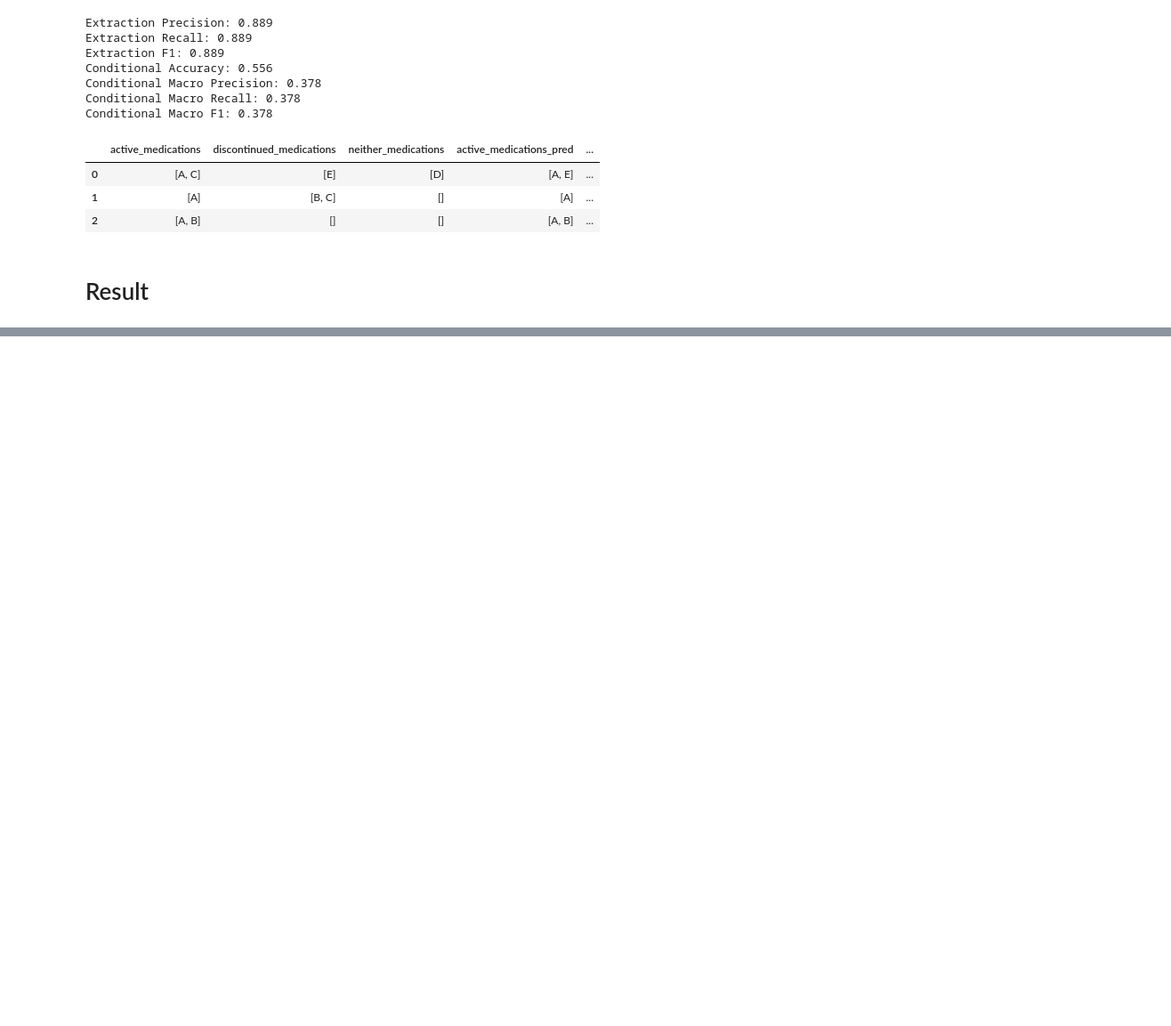
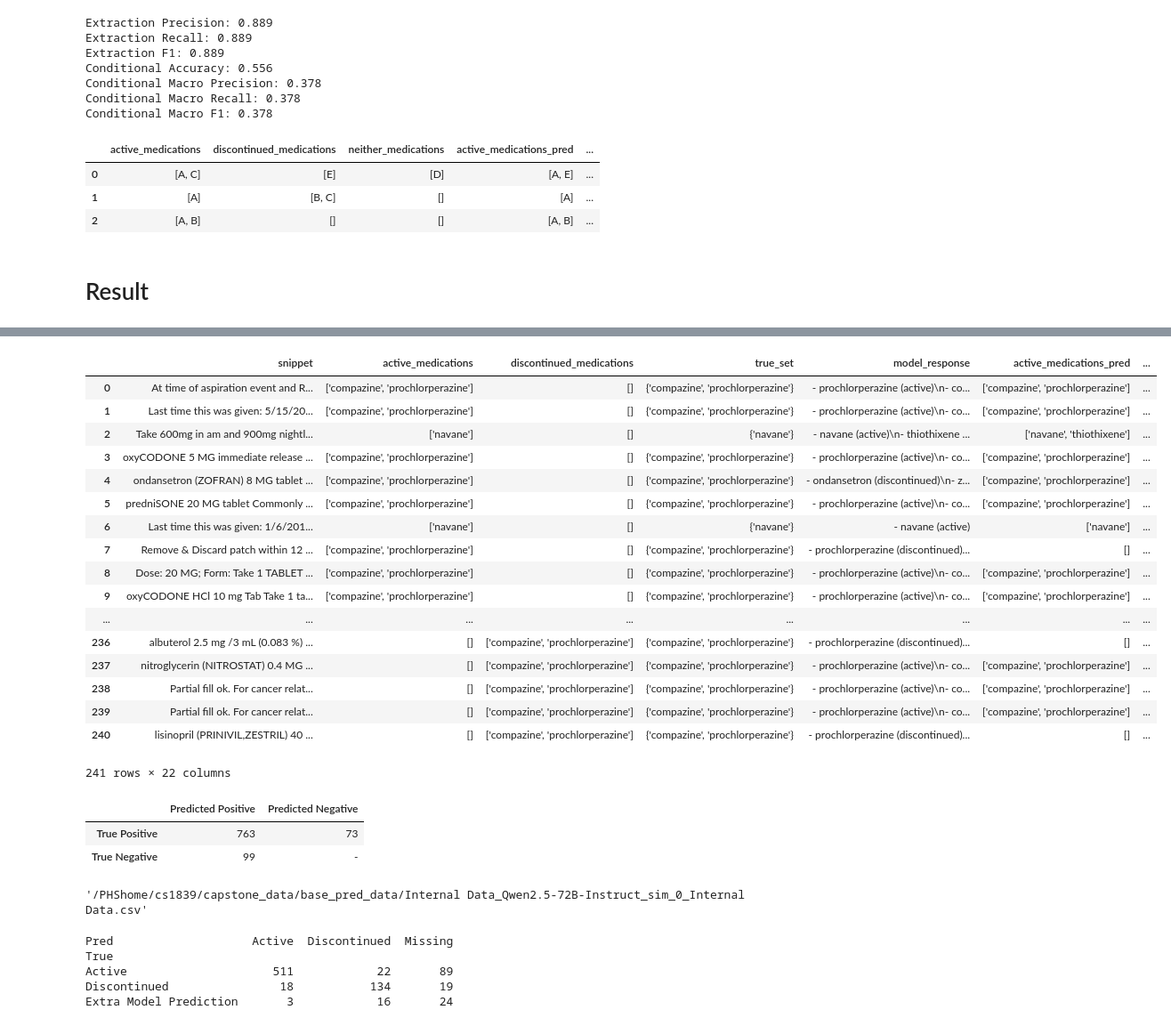
Before and after one commit to shaochon/HDS-BWH_Capstone, a Jupyter notebook: baseline_script_segment_test.ipynb, the cells around one changed output, grey strips where cells are left out. Shown at 89% size. Drawn from its saved outputs; the diff is of its cells as text; code cells hidden in the pictures; blank space fills up the shorter version.

```diff
--- a/baseline_script_segment_test.ipynb
+++ b/baseline_script_segment_test.ipynb
@@ -513,0 +700,39 @@ final_result.sort_values(
+# %%
+pd.read_csv(file_path.format('Internal Data',model,'Internal Data'))
+# %% [output]
+|  | snippet | active_medications | discontinued_medications | true_set | model_response | active_medications_pred | ... |
+| 0 | At time of aspiration event and R... | ['compazine', 'prochlorperazine'] | [] | {'compazine', 'prochlorperazine'} | - prochlorperazine (active)\n- co... | ['compazine', 'prochlorperazine'] | ... |
+| 1 | Last time this was given: 5/15/20... | ['compazine', 'prochlorperazine'] | [] | {'compazine', 'prochlorperazine'} | - prochlorperazine (active)\n- co... | ['compazine', 'prochlorperazine'] | ... |
+| 2 | Take 600mg in am and 900mg nightl... | ['navane'] | [] | {'navane'} | - navane (active)\n- thiothixene ... | ['navane', 'thiothixene'] | ... |
+| 3 | oxyCODONE 5 MG immediate release ... | ['compazine', 'prochlorperazine'] | [] | {'compazine', 'prochlorperazine'} | - prochlorperazine (active)\n- co... | ['compazine', 'prochlorperazine'] | ... |
+| 4 | ondansetron (ZOFRAN) 8 MG tablet ... | ['compazine', 'prochlorperazine'] | [] | {'compazine', 'prochlorperazine'} | - ondansetron (discontinued)\n- z... | ['compazine', 'prochlorperazine'] | ... |
+| 5 | predniSONE 20 MG tablet Commonly ... | ['compazine', 'prochlorperazine'] | [] | {'compazine', 'prochlorperazine'} | - prochlorperazine (active)\n- co... | ['compazine', 'prochlorperazine'] | ... |
+| 6 | Last time this was given: 1/6/201... | ['navane'] | [] | {'navane'} | - navane (active) | ['navane'] | ... |
+| 7 | Remove & Discard patch within 12 ... | ['compazine', 'prochlorperazine'] | [] | {'compazine', 'prochlorperazine'} | - prochlorperazine (discontinued)... | [] | ... |
+| 8 | Dose: 20 MG; Form: Take 1 TABLET ... | ['compazine', 'prochlorperazine'] | [] | {'compazine', 'prochlorperazine'} | - prochlorperazine (active)\n- co... | ['compazine', 'prochlorperazine'] | ... |
+| 9 | oxyCODONE HCl 10 mg Tab Take 1 ta... | ['compazine', 'prochlorperazine'] | [] | {'compazine', 'prochlorperazine'} | - prochlorperazine (active)\n- co... | ['compazine', 'prochlorperazine'] | ... |
+| ... | ... | ... | ... | ... | ... | ... | ... |
+| 236 | albuterol 2.5 mg /3 mL (0.083 %) ... | [] | ['compazine', 'prochlorperazine'] | {'compazine', 'prochlorperazine'} | - prochlorperazine (discontinued)... | [] | ... |
+| 237 | nitroglycerin (NITROSTAT) 0.4 MG ... | [] | ['compazine', 'prochlorperazine'] | {'compazine', 'prochlorperazine'} | - prochlorperazine (active)\n- co... | ['compazine', 'prochlorperazine'] | ... |
+| 238 | Partial fill ok. For cancer relat... | [] | ['compazine', 'prochlorperazine'] | {'compazine', 'prochlorperazine'} | - prochlorperazine (active)\n- co... | ['compazine', 'prochlorperazine'] | ... |
+| 239 | Partial fill ok. For cancer relat... | [] | ['compazine', 'prochlorperazine'] | {'compazine', 'prochlorperazine'} | - prochlorperazine (active)\n- co... | ['compazine', 'prochlorperazine'] | ... |
+| 240 | lisinopril (PRINIVIL,ZESTRIL) 40 ... | [] | ['compazine', 'prochlorperazine'] | {'compazine', 'prochlorperazine'} | - prochlorperazine (discontinued)... | [] | ... |
+241 rows × 22 columns
+# %%
+Internal Data_Llama-3.1-70B-Instruct_sim_0_Internal Data
+# %% [output]
+|  | Predicted Positive | Predicted Negative |
+| True Positive | 763 | 73 |
+| True Negative | 99 | - |
+# %%
+file_path.format('Internal Data',model,'Internal Data')
+# %% [output]
+'/PHShome/cs1839/capstone_data/base_pred_data/Internal Data_Qwen2.5-72B-Instruct_sim_0_Internal Data.csv'
+# %%
+print(mimic_iv_joint_classification_confusion_matrix)
+# %% [output]
+Pred                    Active  Discontinued  Missing
+True
+Active                     511            22       89
+Discontinued                18           134       19
+Extra Model Prediction       3            16       24
```
Also changed, not shown: parts of 9 cells of this notebook, 9 other files.
